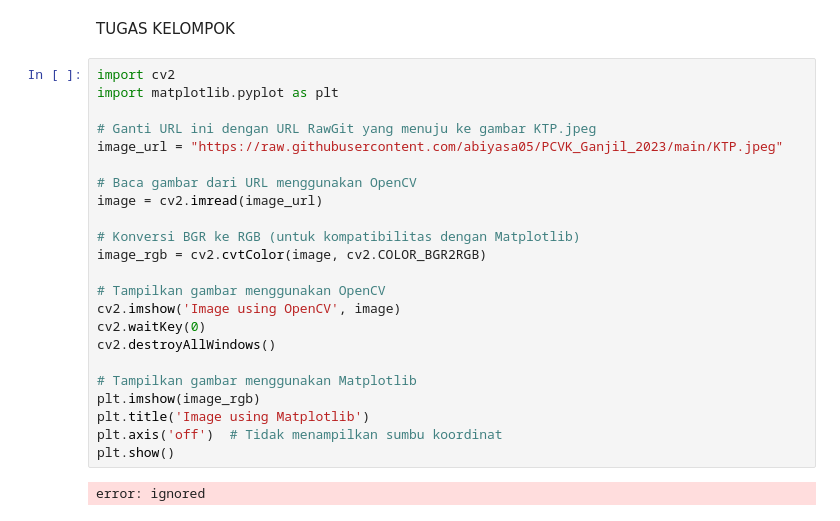
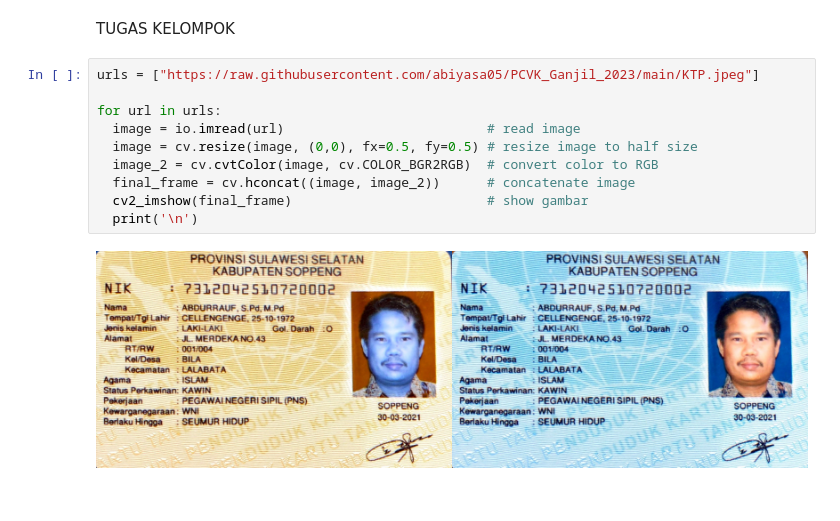
Before and after one commit to abiyasa05/PCVK_Ganjil_2023, a Jupyter notebook: Week1.ipynb, the cells around one changed output. Drawn from its saved outputs; the diff is of its cells as text.

```diff
--- a/Week1.ipynb
+++ b/Week1.ipynb
@@ -88,28 +88,15 @@ cv2_imshow(final_frame)
 [figure]
 # %% [markdown]
 TUGAS KELOMPOK
-# %%
-import cv2
-import matplotlib.pyplot as plt
-
-# Ganti URL ini dengan URL RawGit yang menuju ke gambar KTP.jpeg
-image_url = "https://raw.githubusercontent.com/abiyasa05/PCVK_Ganjil_2023/main/KTP.jpeg"
-
-# Baca gambar dari URL menggunakan OpenCV
-image = cv2.imread(image_url)
-
-# Konversi BGR ke RGB (untuk kompatibilitas dengan Matplotlib)
-image_rgb = cv2.cvtColor(image, cv2.COLOR_BGR2RGB)
-
-# Tampilkan gambar menggunakan OpenCV
-cv2.imshow('Image using OpenCV', image)
-cv2.waitKey(0)
-cv2.destroyAllWindows()
-
-# Tampilkan gambar menggunakan Matplotlib
-plt.imshow(image_rgb)
-plt.title('Image using Matplotlib')
-plt.axis('off')  # Tidak menampilkan sumbu koordinat
-plt.show()
-# %% [output]
-error: ignored
+# %%
+urls = ["https://raw.githubusercontent.com/abiyasa05/PCVK_Ganjil_2023/main/KTP.jpeg"]
+
+for url in urls:
+  image = io.imread(url)                          # read image
+  image = cv.resize(image, (0,0), fx=0.5, fy=0.5) # resize image to half size
+  image_2 = cv.cvtColor(image, cv.COLOR_BGR2RGB)  # convert color to RGB
+  final_frame = cv.hconcat((image, image_2))      # concatenate image
+  cv2_imshow(final_frame)                         # show gambar
+  print('\n')
+# %% [output]
+[figure, added]
```
